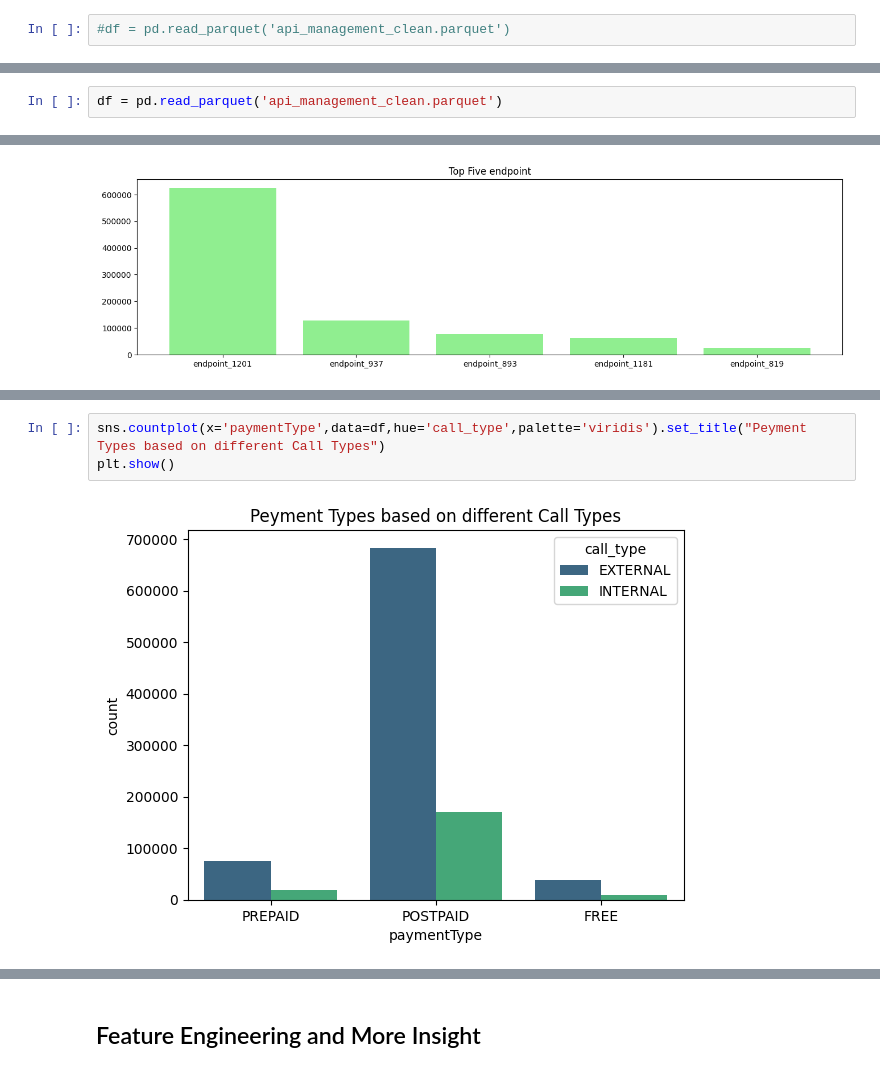
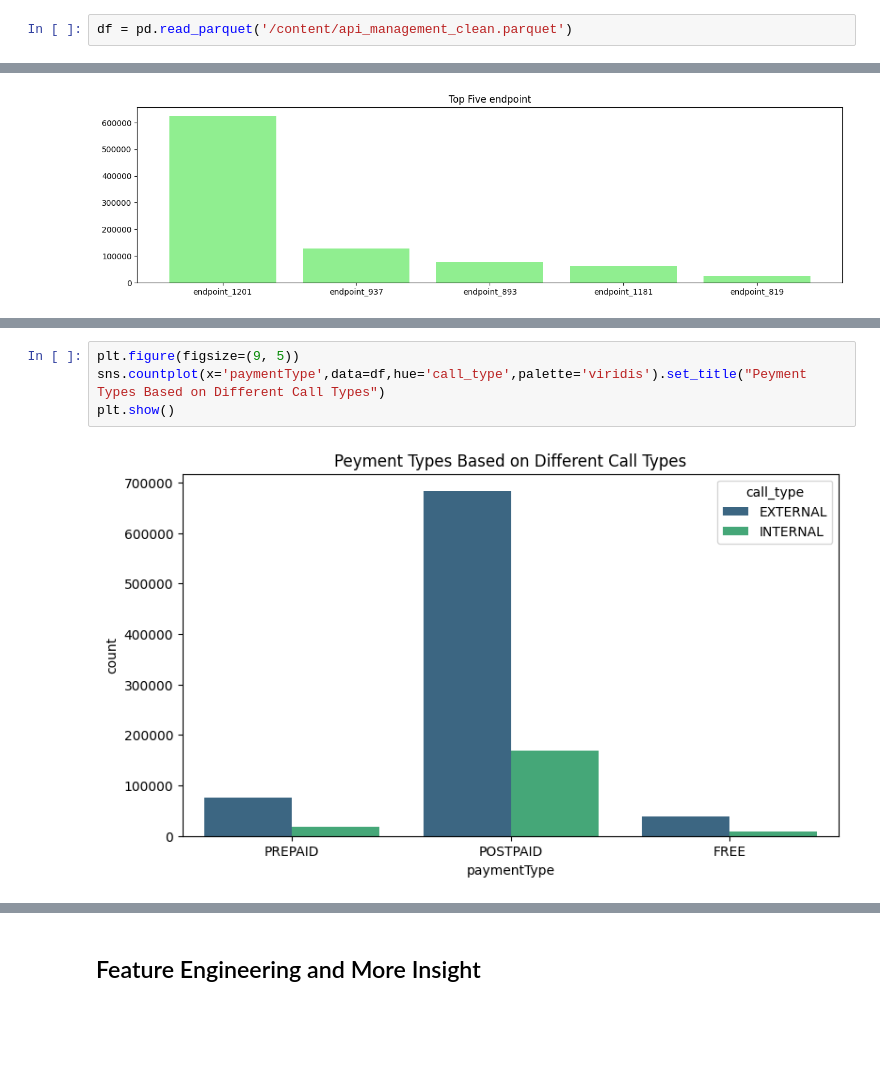
Before and after one commit to amyrmahdy/api-management, a Jupyter notebook: APIM.ipynb, the cells around one changed output, grey strips where cells are left out. Drawn from its saved outputs; the diff is of its cells as text; blank space fills up the shorter version.

```diff
--- a/APIM.ipynb
+++ b/APIM.ipynb
@@ -37,4 +20,4 @@ import plotly_express as px
 import matplotlib.pyplot as plt
 import plotly.graph_objects as go
 # %%
-#df = pd.read_parquet('api_management_clean.parquet')
+df = pd.read_parquet('/content/api_management_clean.parquet')
@@ -49,5 +24,3 @@ Saving api_management_clean.parquet to api_management_clean.parquet
-# %%
-df = pd.read_parquet('api_management_clean.parquet')
 # %% [markdown]
 ## Overview
 # %%
@@ -310,9 +283,10 @@ count_percentage_plot_by_column('api_type','different API Types','pink',False)
 # %% [output]
 [interactive output not drawn]
 # %%
-sns.countplot(x='paymentType',data=df,hue='call_type',palette='viridis').set_title("Peyment Types based on different Call Types")
+plt.figure(figsize=(9, 5))
+sns.countplot(x='paymentType',data=df,hue='call_type',palette='viridis').set_title("Peyment Types Based on Different Call Types")
 plt.show()
 # %% [output]
-[figure, old version]
+[figure, new version]
 # %%
 plt.figure(figsize=(30,10))
```
Also changed, not shown: parts of 23 cells of this notebook.
